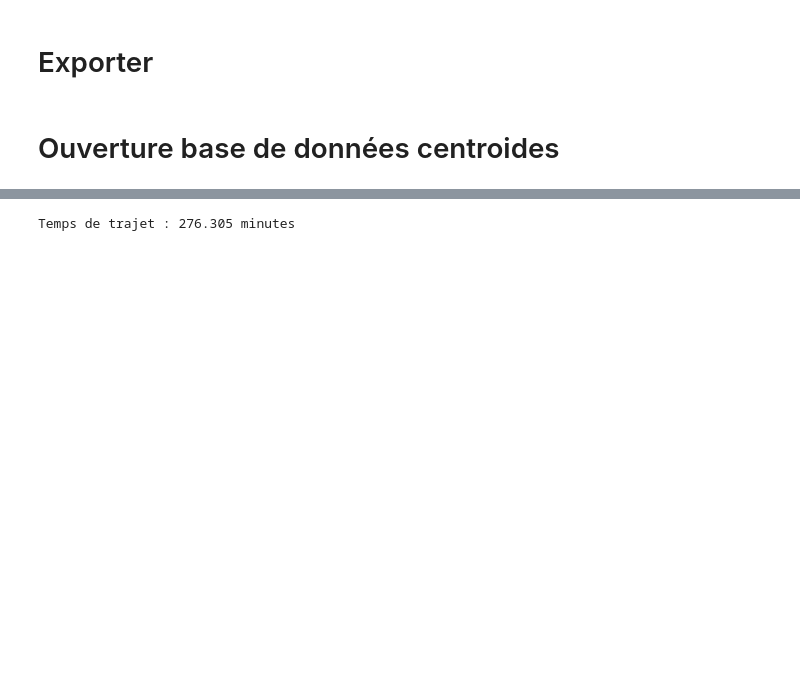
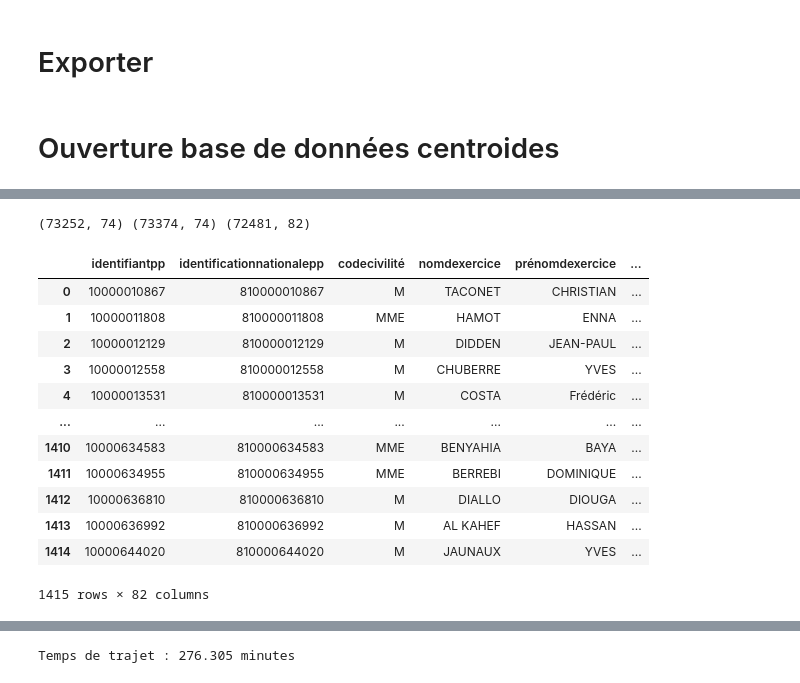
Before and after one commit to JulieBoyer/Econometrics, a Jupyter notebook: traitement_donnees.ipynb, the cells around one changed output, grey strips where cells are left out. Drawn from its saved outputs; the diff is of its cells as text; code cells hidden in the pictures; blank space fills up the shorter version.

```diff
--- a/traitement_donnees.ipynb
+++ b/traitement_donnees.ipynb
@@ -484,2 +491,34 @@ import geopandas as gpd
+# %%
+def codecom2(codecom1):
+    if codecom1.startswith('75'):
+        return('75056')
+    elif codecom1.startswith('693'):
+        return('69123')
+    else :
+        return(codecom1)
+# %%
+liste_med_ban['codecommunecoordstructure2']=liste_med_ban['codecommunecoordstructure'].apply(codecom2)
+# %%
+liste_med_ban_metr = liste_med_ban[liste_med_ban['Code Département']!='971']
 # %%
-#df_merged_gdf = liste_med_ban.merge(gdf, how='inner', left_on='codecommunecoordstructure', right_on='codgeo')
+df_merged_gdf = liste_med_ban_metr.merge(gdf, how='inner', left_on='codecommunecoordstructure2', right_on='codgeo')
+# %%
+print(liste_med_ban_metr.shape,liste_med_ban.shape,df_merged_gdf.shape)
+# %% [output]
+(73252, 74) (73374, 74) (72481, 82)
+# %%
+df_merged_gdf.head(1415)
+# %% [output]
+|  | identifiantpp | identificationnationalepp | codecivilité | nomdexercice | prénomdexercice | ... |
+| 0 | 10000010867 | 810000010867 | M | TACONET | CHRISTIAN | ... |
+| 1 | 10000011808 | 810000011808 | MME | HAMOT | ENNA | ... |
+| 2 | 10000012129 | 810000012129 | M | DIDDEN | JEAN-PAUL | ... |
+| 3 | 10000012558 | 810000012558 | M | CHUBERRE | YVES | ... |
+| 4 | 10000013531 | 810000013531 | M | COSTA | Frédéric | ... |
+| ... | ... | ... | ... | ... | ... | ... |
+| 1410 | 10000634583 | 810000634583 | MME | BENYAHIA | BAYA | ... |
+| 1411 | 10000634955 | 810000634955 | MME | BERREBI | DOMINIQUE | ... |
+| 1412 | 10000636810 | 810000636810 | M | DIALLO | DIOUGA | ... |
+| 1413 | 10000636992 | 810000636992 | M | AL KAHEF | HASSAN | ... |
+| 1414 | 10000644020 | 810000644020 | M | JAUNAUX | YVES | ... |
+1415 rows × 82 columns
```
Also changed, not shown: parts of 20 cells of this notebook, 1 other file.
